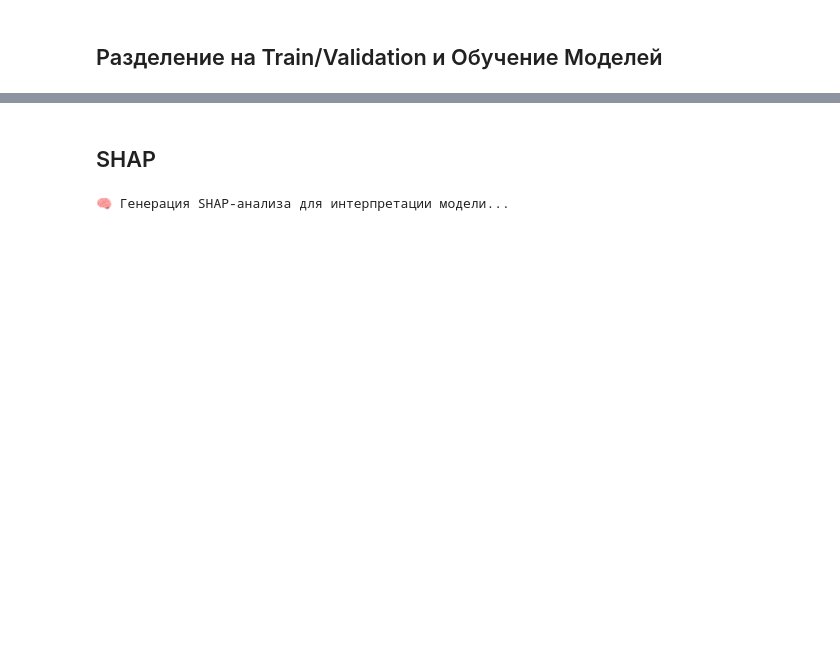
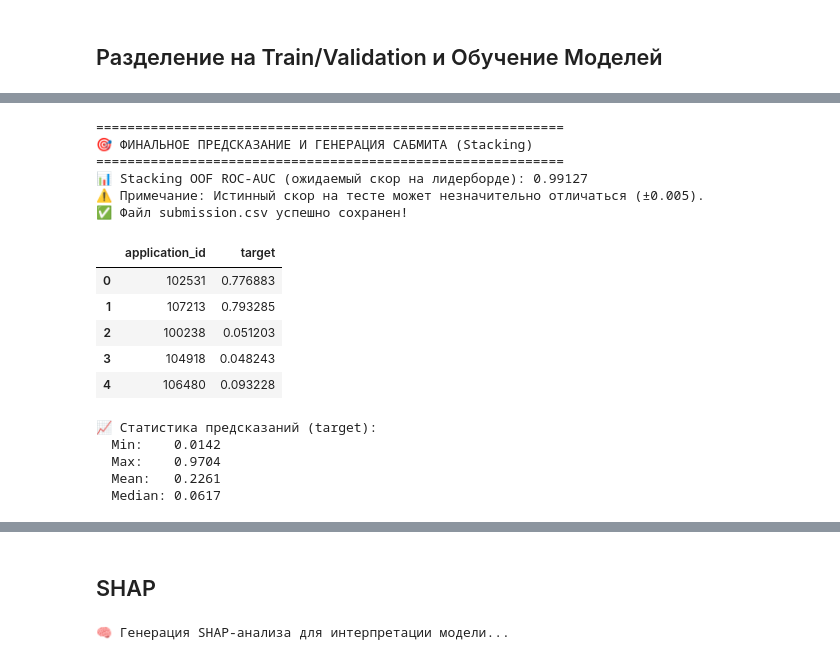
Before and after one commit to FAST-Technologies/Shift_ML_Tech_Task_2, a Jupyter notebook: notebooks/competition.ipynb, the cells around one changed output, grey strips where cells are left out. Saved outputs shown, nothing was run; the diff lists cells and outputs as text; code cells hidden in the pictures; blank space fills up the shorter version.

```diff
--- a/notebooks/competition.ipynb
+++ b/notebooks/competition.ipynb
@@ -281,0 +409,4 @@ Shrink model to first 613 iterations.
+# %%
+final_test_preds, stacking_oof_auc, oof_meta_preds = run_stacking_ensemble(
+    X_train_filtered, y_train, X_test_filtered, final_cat_cols
+)
@@ -281,0 +430,48 @@ Shrink model to first 613 iterations.
+# %%
+print("\n" + "="*60)
+print("🎯 ФИНАЛЬНОЕ ПРЕДСКАЗАНИЕ И ГЕНЕРАЦИЯ САБМИТА (Stacking)")
+print("="*60)
+
+# Используем OOF AUC стекинга как прокси для лидерборда
+val_auc_proxy = stacking_oof_auc
+print(f"📊 Stacking OOF ROC-AUC (ожидаемый скор на лидерборде): {val_auc_proxy:.5f}")
+print("⚠️ Примечание: Истинный скор на тесте может незначительно отличаться (±0.005).")
+
+# Проверки
+assert final_test_preds.min() >= 0.0 and final_test_preds.max() <= 1.0, "❌ Вероятности вне [0, 1]!"
+assert not np.isnan(final_test_preds).any(), "❌ Обнаружены NaN!"
+assert len(final_test_preds) == len(test_ids), "❌ Количество предсказаний != количеству ID!"
+
+# Формирование submission
+submission = pd.DataFrame({
+    "application_id": test_ids,
+    "target": final_test_preds
+})
+
+submission.to_csv(ROOT / "submission.csv", index=False)
+print("✅ Файл submission.csv успешно сохранен!")
+display(submission.head())
+
+print(f"\n📈 Статистика предсказаний (target):")
+print(f"  Min:    {final_test_preds.min():.4f}")
+print(f"  Max:    {final_test_preds.max():.4f}")
+print(f"  Mean:   {final_test_preds.mean():.4f}")
+print(f"  Median: {np.median(final_test_preds):.4f}")
+# %% [output]
+============================================================
+🎯 ФИНАЛЬНОЕ ПРЕДСКАЗАНИЕ И ГЕНЕРАЦИЯ САБМИТА (Stacking)
+============================================================
+📊 Stacking OOF ROC-AUC (ожидаемый скор на лидерборде): 0.99127
+⚠️ Примечание: Истинный скор на тесте может незначительно отличаться (±0.005).
+✅ Файл submission.csv успешно сохранен!
+|  | application_id | target |
+| 0 | 102531 | 0.776883 |
+| 1 | 107213 | 0.793285 |
+| 2 | 100238 | 0.051203 |
+| 3 | 104918 | 0.048243 |
+| 4 | 106480 | 0.093228 |
+📈 Статистика предсказаний (target):
+  Min:    0.0142
+  Max:    0.9704
+  Mean:   0.2261
+  Median: 0.0617
```
Also changed, not shown: parts of 12 cells of this notebook, 10 other files.
